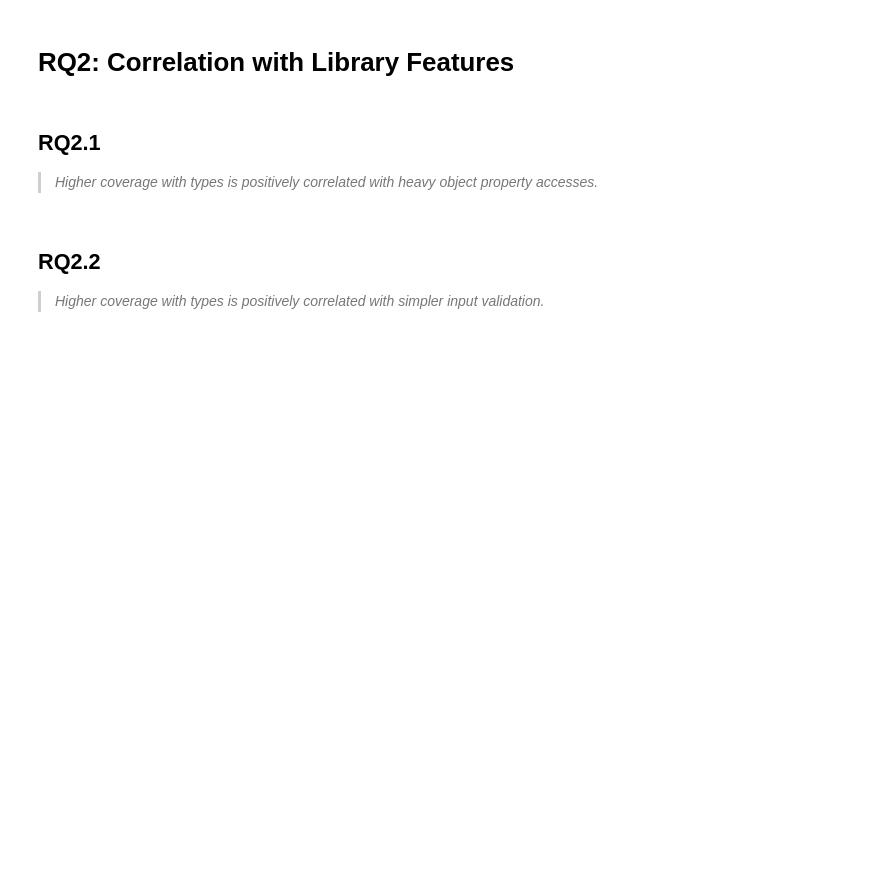
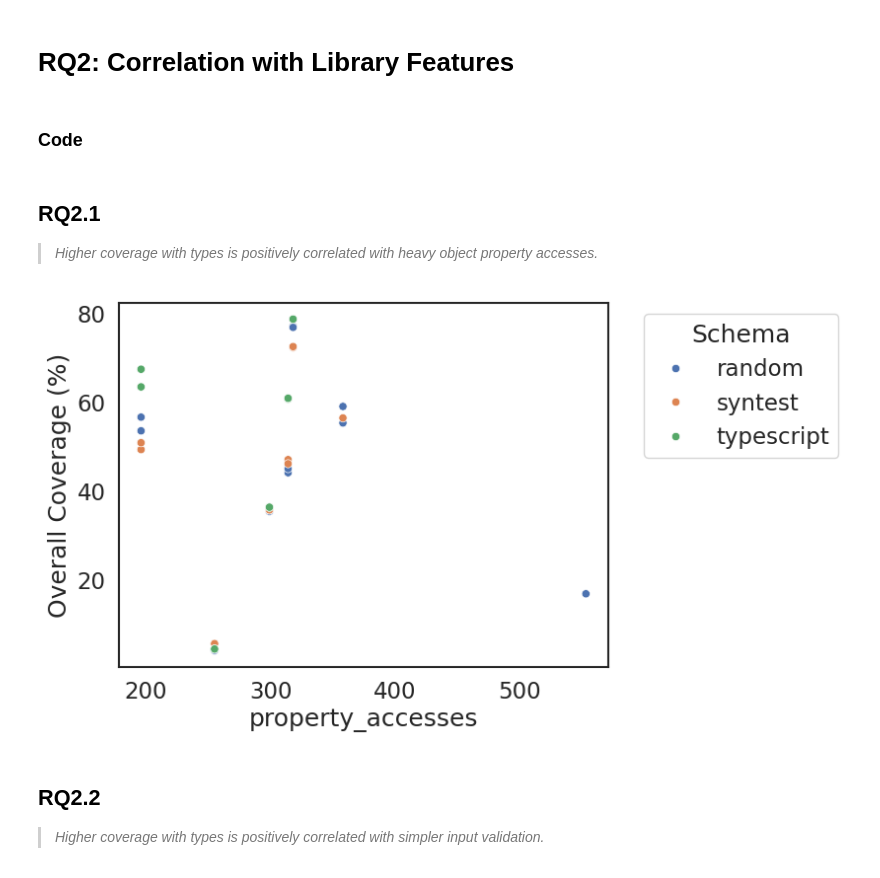
Before and after one commit to mayant15/railcar, a Jupyter notebook: infra/report.ipynb, the cells around one changed output. Drawn from its saved outputs; the diff is of its cells as text; code cells hidden in the pictures; blank space fills up the shorter version.

Commit message:
Add scripts to analyze libraries and visualize results

```diff
--- a/infra/report.ipynb
+++ b/infra/report.ipynb
@@ -59,5 +45,16 @@ def split_labels(df):
     df = df.join(df['labels'].str.split(",", expand=True).rename(columns={0: "project", 1: "mode", 2: "schema", 3: "driver", 4: "iter"}))
     df['iter'] = df['iter'].astype(int)
     return df.drop(columns=["labels", "mode", "driver"])
+
+def get_overall_coverage_df():
+    df = get_coverage_df()
+
+    # pick the last heartbeat for each run, instead of processing all timestamps
+    df = df.groupby(["project", "schema", "iter"]).last()
+
+    # coverage percentage
+    df['pct'] = df['coverage'] * 100 / df['total_edges']
+
+    return df
 # %%
 def rq1_1_overall_coverage_table():
@@ -88,9 +103,44 @@ def rq1_1_overall_coverage_table():
 > *Less type information leads to more unique crashes.*
 # %% [markdown]
 # RQ2: Correlation with Library Features
+# %% [markdown]
+### Code
+# %%
+def get_cov_vs_props():
+    # Flatten to make a single "coverage" column, with "schema" and "iter" columns to tag
+    cov = get_overall_coverage_df().reset_index()[["project", "schema", "iter", "pct"]]
+    cov = cov.rename(columns={"pct": "coverage"})
+
+    # Merge with project properties
+    props = pd.read_csv(path.join(RESULTS_DIR, "properties.csv"))
+    return props.merge(cov, on="project", how="inner")
+
+def scatter_cov_vs_prop(prop: str):
+    data = get_cov_vs_props()
+
+    sns.scatterplot(
+        data=data,
+        x=prop,
+        y="coverage",
+        hue="schema",
+        # palette="tab10",
+        # alpha=0.85,
+        # edgecolor="k",
+        # s=70
+    )
+    # plt.title("Overall Coverage vs Property Accesses by Schema")
+    # plt.xlabel("Object Property Accesses")
+    plt.ylabel("Overall Coverage (%)")
+    plt.legend(title="Schema", bbox_to_anchor=(1.05, 1), loc="upper left")
+    # plt.tight_layout()
+    plt.show()
 # %% [markdown]
 ## RQ2.1
 > *Higher coverage with types is positively correlated with heavy object property accesses.*
+# %%
+scatter_cov_vs_prop("property_accesses")
+# %% [output]
+[figure, added]
 # %% [markdown]
 ## RQ2.2
 > *Higher coverage with types is positively correlated with simpler input validation.*
```
Also changed, not shown: parts of 12 cells of this notebook, 3 other files.
